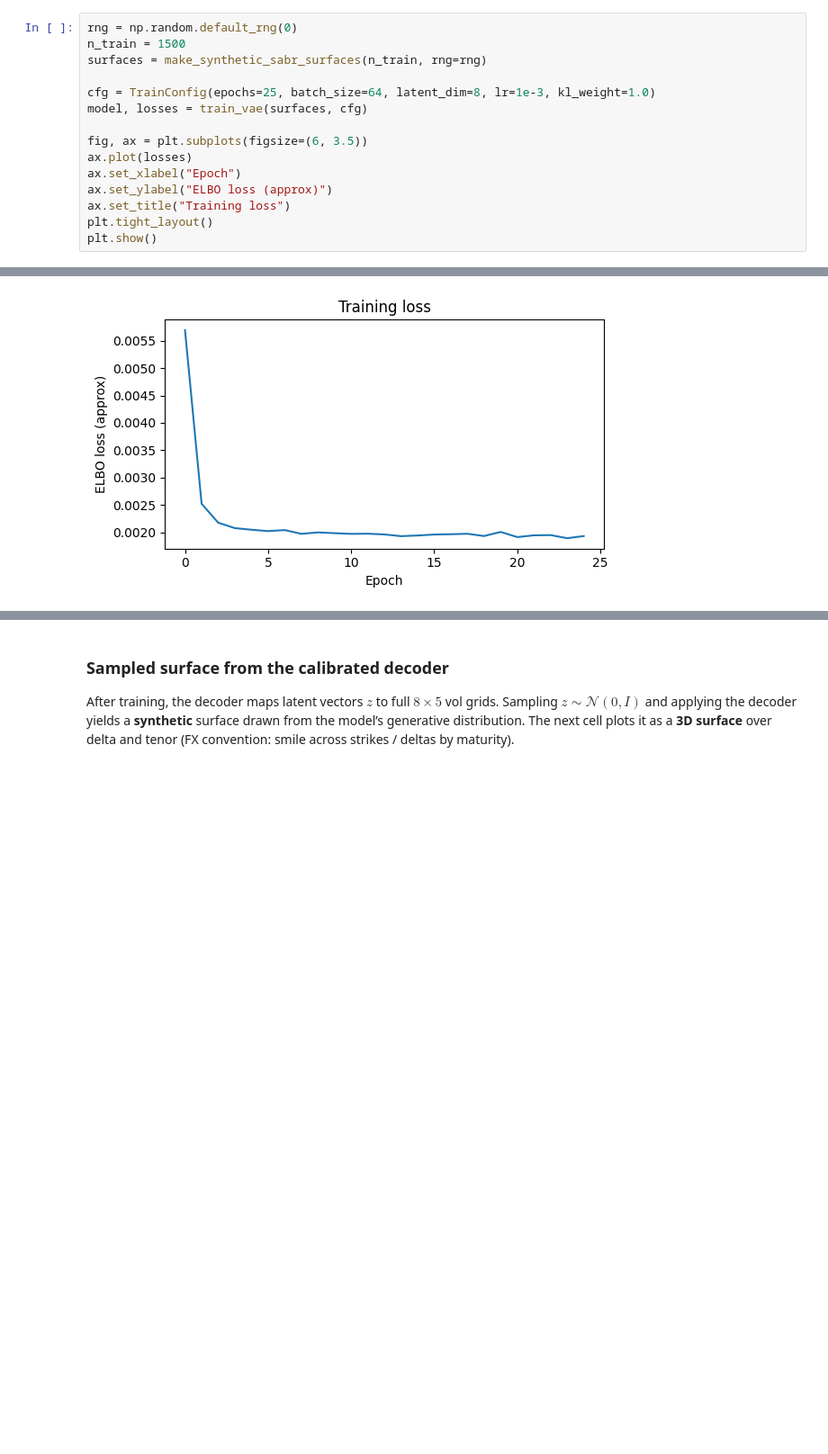
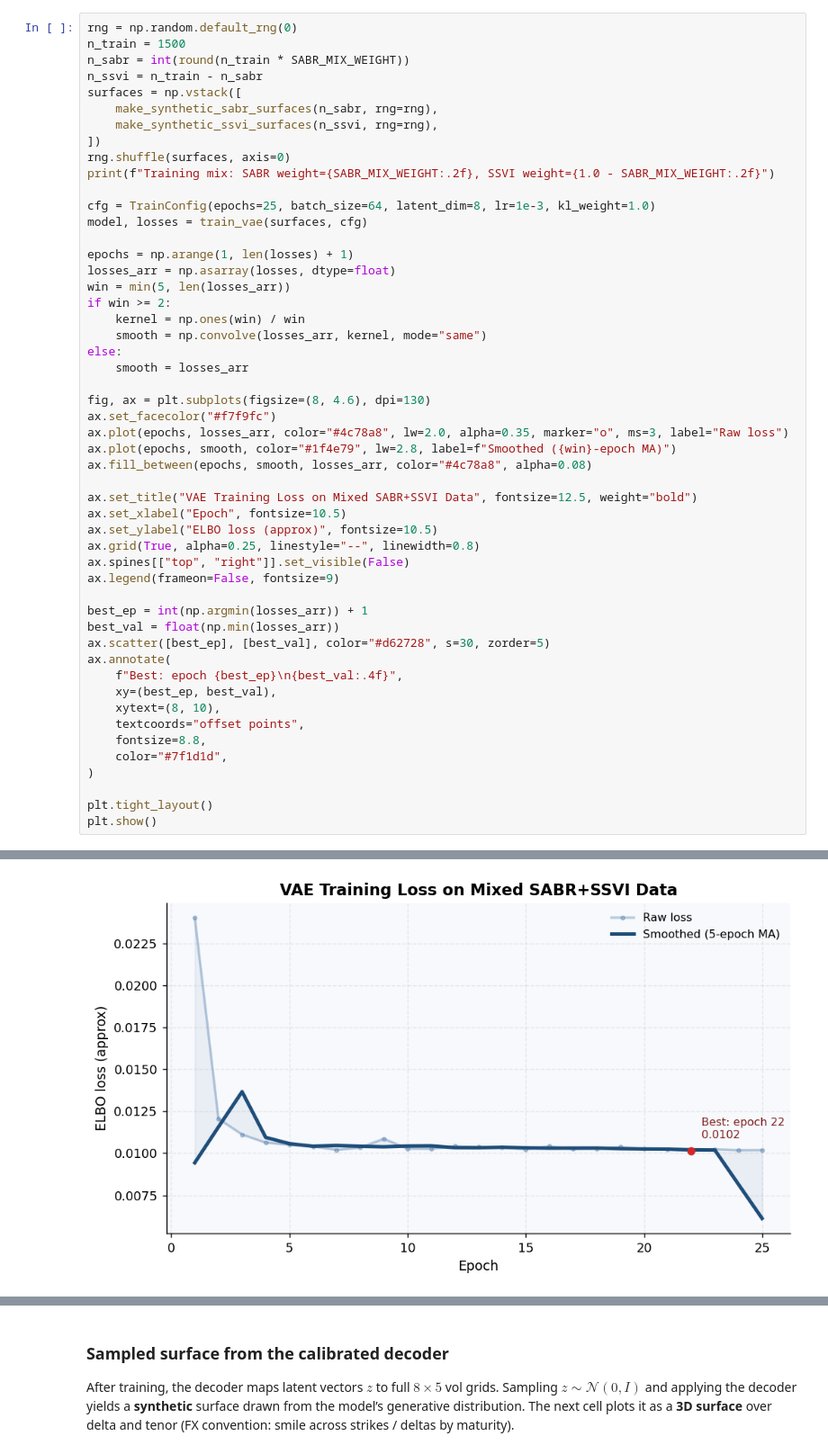
Before and after one commit to vittorioapi91/implied_volatility_modeling, a Jupyter notebook: notebooks/vae_volatility_surface.ipynb, the cells around one changed output, grey strips where cells are left out. Shown at 90% size. Drawn from its saved outputs; the diff is of its cells as text; blank space fills up the shorter version.

```diff
--- a/notebooks/vae_volatility_surface.ipynb
+++ b/notebooks/vae_volatility_surface.ipynb
@@ -49,16 +60,52 @@ Architecture matches the paper’s description: encoder and decoder each use **t
 # %%
 rng = np.random.default_rng(0)
 n_train = 1500
-surfaces = make_synthetic_sabr_surfaces(n_train, rng=rng)
+n_sabr = int(round(n_train * SABR_MIX_WEIGHT))
+n_ssvi = n_train - n_sabr
+surfaces = np.vstack([
+    make_synthetic_sabr_surfaces(n_sabr, rng=rng),
+    make_synthetic_ssvi_surfaces(n_ssvi, rng=rng),
+])
+rng.shuffle(surfaces, axis=0)
+print(f"Training mix: SABR weight={SABR_MIX_WEIGHT:.2f}, SSVI weight={1.0 - SABR_MIX_WEIGHT:.2f}")
 
 cfg = TrainConfig(epochs=25, batch_size=64, latent_dim=8, lr=1e-3, kl_weight=1.0)
 model, losses = train_vae(surfaces, cfg)
 
-fig, ax = plt.subplots(figsize=(6, 3.5))
-ax.plot(losses)
-ax.set_xlabel("Epoch")
-ax.set_ylabel("ELBO loss (approx)")
-ax.set_title("Training loss")
+epochs = np.arange(1, len(losses) + 1)
+losses_arr = np.asarray(losses, dtype=float)
+win = min(5, len(losses_arr))
+if win >= 2:
+    kernel = np.ones(win) / win
+    smooth = np.convolve(losses_arr, kernel, mode="same")
+else:
+    smooth = losses_arr
+
+fig, ax = plt.subplots(figsize=(8, 4.6), dpi=130)
+ax.set_facecolor("#f7f9fc")
+ax.plot(epochs, losses_arr, color="#4c78a8", lw=2.0, alpha=0.35, marker="o", ms=3, label="Raw loss")
+ax.plot(epochs, smooth, color="#1f4e79", lw=2.8, label=f"Smoothed ({win}-epoch MA)")
+ax.fill_between(epochs, smooth, losses_arr, color="#4c78a8", alpha=0.08)
+
+ax.set_title("VAE Training Loss on Mixed SABR+SSVI Data", fontsize=12.5, weight="bold")
+ax.set_xlabel("Epoch", fontsize=10.5)
+ax.set_ylabel("ELBO loss (approx)", fontsize=10.5)
+ax.grid(True, alpha=0.25, linestyle="--", linewidth=0.8)
+ax.spines[["top", "right"]].set_visible(False)
+ax.legend(frameon=False, fontsize=9)
+
+best_ep = int(np.argmin(losses_arr)) + 1
+best_val = float(np.min(losses_arr))
+ax.scatter([best_ep], [best_val], color="#d62728", s=30, zorder=5)
+ax.annotate(
+    f"Best: epoch {best_ep}\n{best_val:.4f}",
+    xy=(best_ep, best_val),
+    xytext=(8, 10),
+    textcoords="offset points",
+    fontsize=8.8,
+    color="#7f1d1d",
+)
+
 plt.tight_layout()
 plt.show()
 # %% [output]
@@ -65 +113 @@ plt.show()
-[figure, old version]
+[figure, new version]
```
Also changed, not shown: parts of 27 cells of this notebook, 20 other files.
